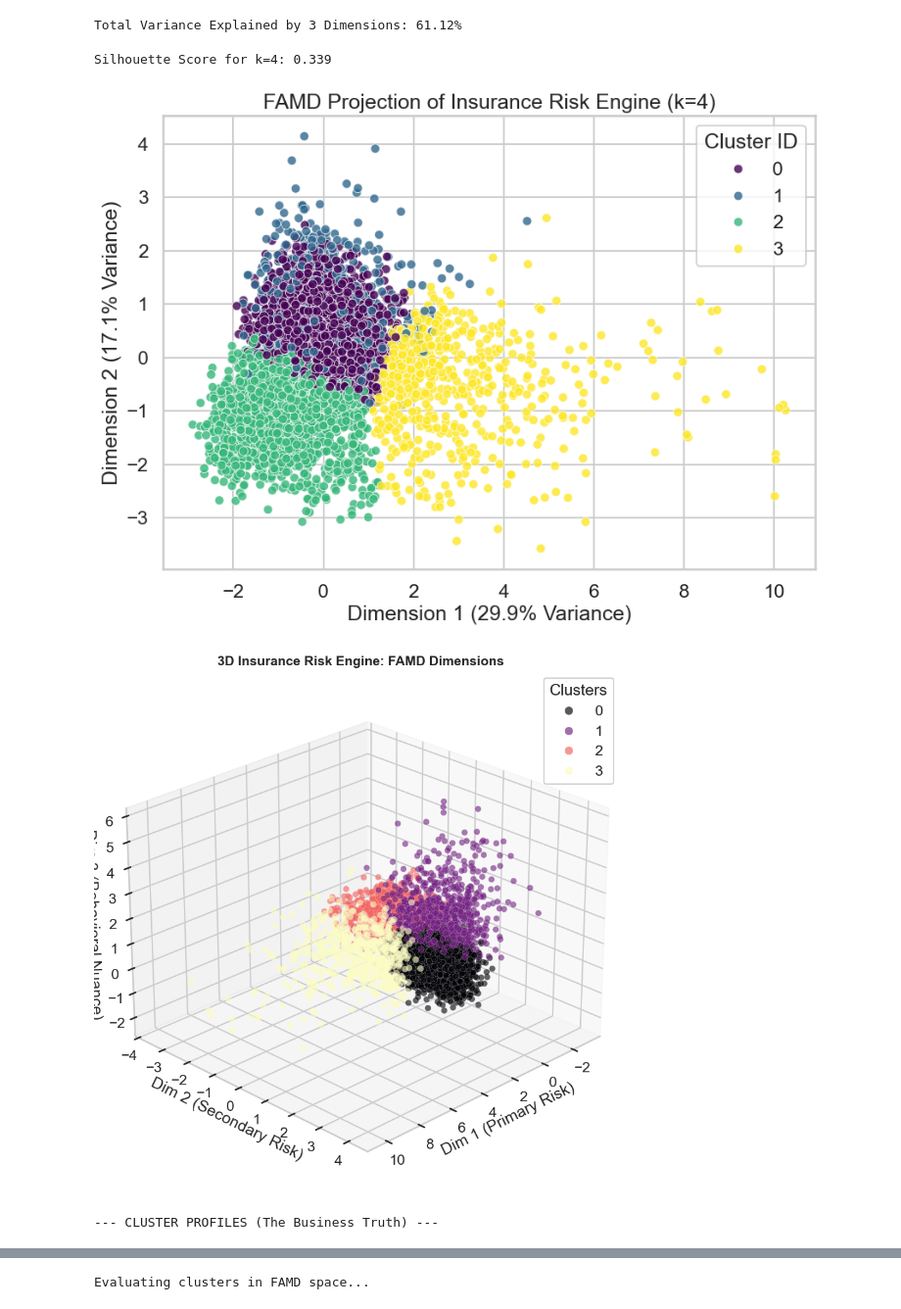
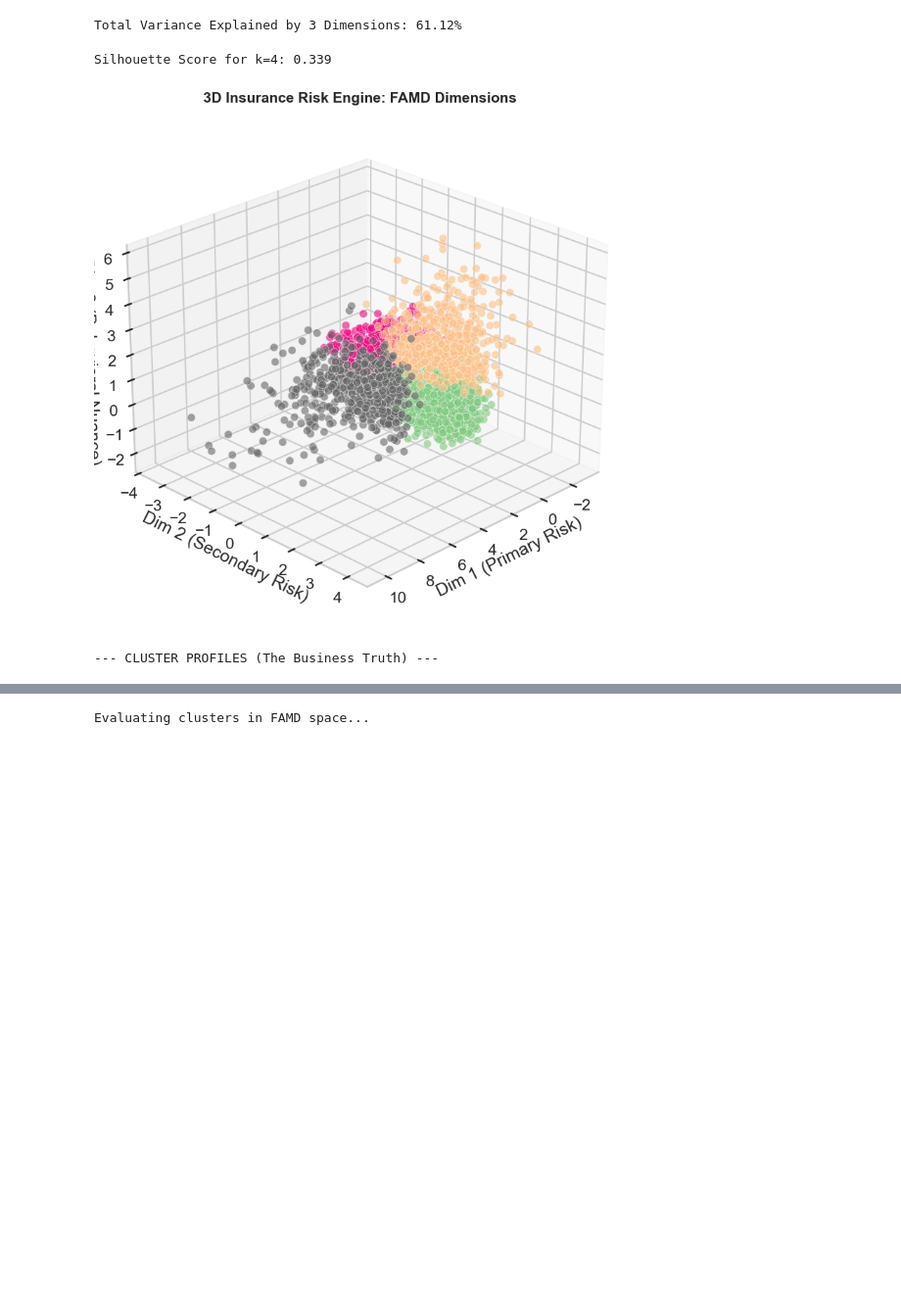
Before and after one commit to Smael-olk/Fintech, a Jupyter notebook: BusinessCase1/2-Protection_FAMD.ipynb, the cells around one changed output, grey strips where cells are left out. Shown at 98% size. Drawn from its saved outputs; the diff is of its cells as text; code cells hidden in the pictures; blank space fills up the shorter version.

```diff
--- a/BusinessCase1/2-Protection_FAMD.ipynb
+++ b/BusinessCase1/2-Protection_FAMD.ipynb
@@ -125,36 +125,18 @@ FAMD Continuous Coordinates (Ready for Clustering):
 | 2 | -0.772939 | 0.208092 | 0.129753 |
 Total Variance Explained by 3 Dimensions: 61.12%
 # %%
-# 4. Standard Euclidean Clustering on the FAMD dimensions
+import matplotlib.pyplot as plt
+
+# We set k=4 from the later scores that we in the next part as it is optimal for this one
 optimal_k = 4
-kmeans = KMeans(n_clusters=optimal_k, random_state=42)
+kmeans = KMeans(n_clusters=optimal_k, random_state=42) #Since we used FAMD we can use k_means which is faster and more accurate!
 cluster_labels = kmeans.fit_predict(X_famd)
 
 sil_score = silhouette_score(X_famd, cluster_labels)
 print(f"Silhouette Score for k={optimal_k}: {sil_score:.3f}")
 
-# 5. Plot the Manifold (The Graph)
-plt.figure(figsize=(10, 7))
-sns.scatterplot(
-    x=X_famd['Dim_1'],
-    y=X_famd['Dim_2'],
-    hue=cluster_labels,
-    palette='viridis',
-    s=60, alpha=0.8
-)
-
-plt.title(f'FAMD Projection of Insurance Risk Engine (k={optimal_k})')
-plt.xlabel(f'Dimension 1 ({explained_variance[0]:.1f}% Variance)')
-plt.ylabel(f'Dimension 2 ({explained_variance[1]:.1f}% Variance)')
-plt.legend(title='Cluster ID')
-plt.show()
-
-
-from mpl_toolkits.mplot3d import Axes3D
-import matplotlib.pyplot as plt
-
 # 1. Create the 3D figure
-fig = plt.figure(figsize=(12, 9))
+fig = plt.figure(figsize=(10, 10))
 ax = fig.add_subplot(111, projection='3d')
 
 # 2. Plot using your existing FAMD Dimensions
@@ -164,11 +146,11 @@ scatter = ax.scatter(
     X_famd['Dim_2'],
     X_famd['Dim_3'],
     c=cluster_labels,
-    cmap='magma',     # High-contrast alternative to viridis
-    s=50,             # Point size
+    cmap='Accent',
+    s=70,             # Point size
     alpha=0.6,        # Transparency to see through clusters
     edgecolor='w',    # White border for better definition
-    linewidth=0.2
+    linewidth=0.5
 )
 
 # 3. Labeling and Aesthetics
@@ -177,41 +159,45 @@ ax.set_xlabel('Dim 1 (Primary Risk)')
 ax.set_ylabel('Dim 2 (Secondary Risk)')
 ax.set_zlabel('Dim 3 (Behavioral Nuance)')
 
-# Add the legend
-legend = ax.legend(*scatter.legend_elements(), title="Clusters", loc="upper right")
+# 1. Position the legend OUTSIDE the 3D box but INSIDE the figure
+# (1.05, 1) means: 5% past the right edge, aligned with the top
+legend = ax.legend(*scatter.legend_elements(), title="Clusters",
+                   loc="upper left", bbox_to_anchor=(1.05, 1))
 ax.add_artist(legend)
 
-# 4. Set the viewing angle (Adjust these to 'rotate' the view)
+# 2. Set your viewing angle
 ax.view_init(elev=25, azim=45)
 
-plt.tight_layout()
+# 3. Final layout: Use ONE of these, not both.
+# subplots_adjust is better for 3D because it's manual and precise.
+plt.subplots_adjust(right=0.85, top=0.9, bottom=0.1, left=0.7)
+
 plt.show()
 
 # 6. Profile the Clusters to find the Business Target
 # Map clusters back to the ORIGINAL data frame to see raw numbers
 data['Cluster_ID'] = cluster_labels
 
 print("\n--- CLUSTER PROFILES (The Business Truth) ---")
 display(data.groupby('Cluster_ID').agg({
     # Raw stats
     'Wealth': 'mean',
     'Income': 'mean',
     'Debt': 'mean',
     'Saving': 'mean',
     'FamilySize': lambda x: x.mode()[0],
     'Job': lambda x: x.mode()[0],
 
     # NEW: Your Engineered Risk Engine!
     'Debt_to_Income': 'mean',
     'Safety_Net': 'mean',
     'Dependents_Risk': 'mean',
     'Asset_Exposure': 'mean',
     'FinEdu': 'mean'
 }).round(2))
 # %% [output]
 Silhouette Score for k=4: 0.339
-[figure, old version]
+[figure, new version]
-[figure, removed]
 --- CLUSTER PROFILES (The Business Truth) ---
 |  | Wealth | Income | Debt | Saving | FamilySize | Job | Debt_to_Income | Safety_Net | ... |
 | Cluster_ID |  |  |  |  |  |  |  |  | ... |
```
